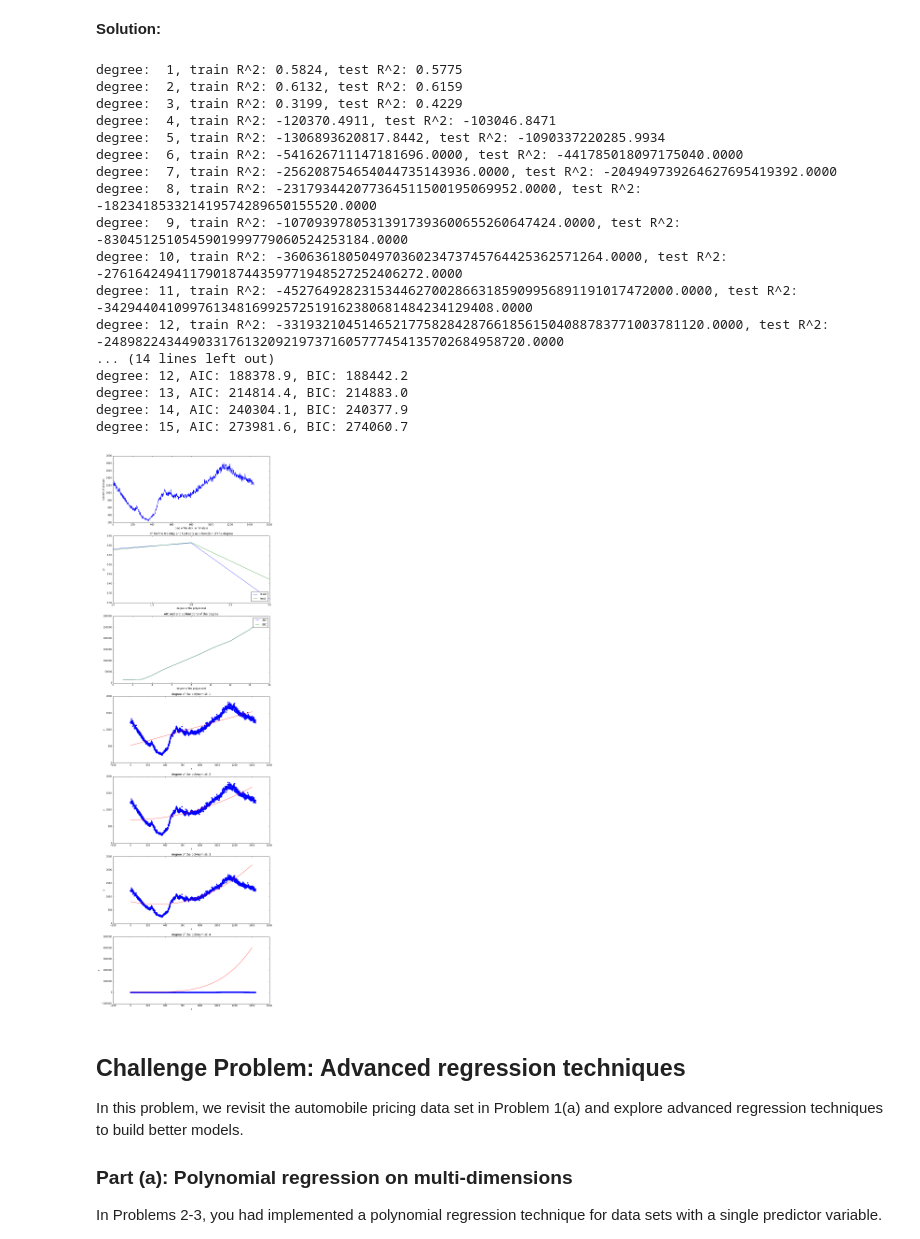
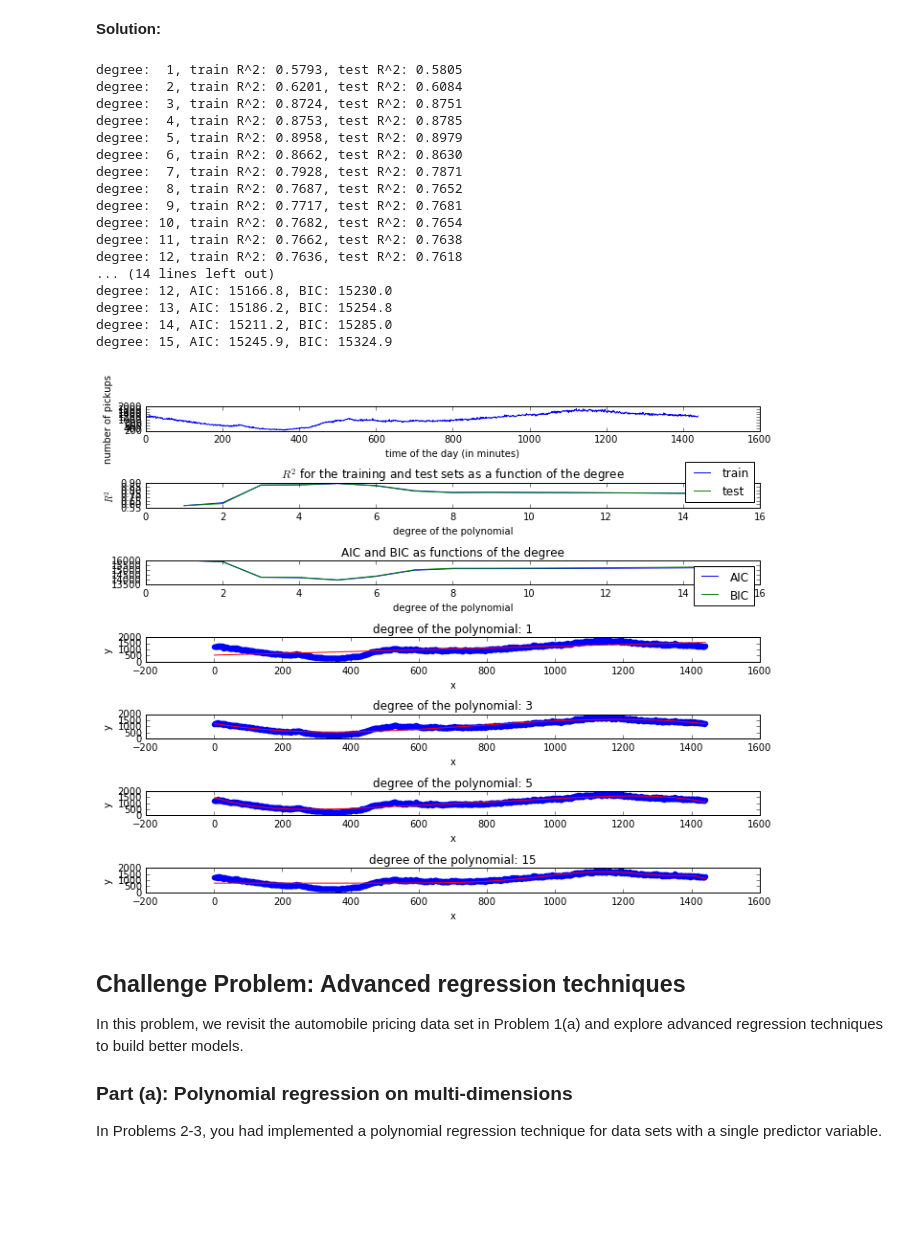
Before and after one commit to colbyZ/test1, a Jupyter notebook: hw/hw3/Zambalayev_Timur_CSCI_E_109a_HW3.ipynb, the cells around one changed output. Saved outputs shown, nothing was run; the diff lists cells and outputs as text; code cells hidden in the pictures; blank space fills up the shorter version.

Commit message:
figsize

```diff
--- a/hw/hw3/Zambalayev_Timur_CSCI_E_109a_HW3.ipynb
+++ b/hw/hw3/Zambalayev_Timur_CSCI_E_109a_HW3.ipynb
@@ -462,10 +462,10 @@ def plot_r_sq(ax, x_train, x_test, y_train, y_test):
         r_sq_train, _ = evaluate_polynomial_regression_fit(coefs, intercept, x_train, y_train, degree)
         r_sq_test, _ = evaluate_polynomial_regression_fit(coefs, intercept, x_test, y_test, degree)
         print 'degree: %2d, train R^2: %.4f, test R^2: %.4f' % (degree, r_sq_train, r_sq_test)
-        if abs(r_sq_train) <= 1.0 and abs(r_sq_test) <= 1.0:
-            r_sq_train_list.append(r_sq_train)
-            r_sq_test_list.append(r_sq_test)
-            plot_degrees.append(degree)
+
+        r_sq_train_list.append(r_sq_train)
+        r_sq_test_list.append(r_sq_test)
+        plot_degrees.append(degree)
 
     ax.plot(plot_degrees, r_sq_train_list, label='train')
     ax.plot(plot_degrees, r_sq_test_list, label='test')
@@ -605,14 +605,10 @@ from collections import Counter
 from sklearn.cross_validation import train_test_split
 
 
-def taxicab_density_estimation():
-    np.random.seed(1090)
-
-    # nrows = 100 * 1000
-    nrows = None
-
+def get_counter_data(nrows=None):
     df = pd.read_csv('green_tripdata_2015-01.csv', header=0, index_col=False, usecols=['lpep_pickup_datetime'],
                      parse_dates=['lpep_pickup_datetime'], nrows=nrows)
+
     day_minute_list = []
     for index, row in df.iterrows():
         datetime = row[0]
@@ -624,56 +620,64 @@ def taxicab_density_estimation():
     counter = Counter(day_minute_list)
     xs, ys = zip(*counter.items())
 
-    degrees = [1, 2, 3, 4]
+    return np.array(xs, dtype=float), np.array(ys, dtype=float)
+
+
+def taxicab_density_estimation(xs, ys):
+    np.random.seed(1090)
+
+    degrees = [1, 3, 5, 15]
     len_degrees = len(degrees)
     num_axes = 3 + len_degrees
-    _, axes = plt.subplots(num_axes, 1, figsize=(12, 6 * num_axes))
+    _, axes = plt.subplots(num_axes, 1, figsize=(10, 8))
 
     ax0 = axes[0]
     ax0.plot(xs, ys)
     ax0.set_xlabel('time of the day (in minutes)')
     ax0.set_ylabel('number of pickups')
 
     x_train, x_test, y_train, y_test = train_test_split(xs, ys, train_size=0.7)
 
-    plot_r_sq(axes[1], x_test, x_train, y_test, y_train)
+    plot_r_sq(axes[1], x_train, x_test, y_train, y_test)
     plot_aic_and_bic(axes[2], xs, ys)
 
-    lin_xs = np.linspace(1, 1400)
+    lin_xs = np.linspace(1, 1440)
     for i, degree in enumerate(degrees):
         ax = axes[3 + i]
         coefs, intercept = polynomial_regression_fit(xs, ys, degree)
         ax.scatter(xs, ys, color='blue')
 
         ax.plot(lin_xs, polynomial_regression_predict(coefs, intercept, degree, lin_xs), color='red')
 
         ax.set_xlabel('x')
         ax.set_ylabel('y')
         ax.set_title('degree of the polynomial: %d' % degree)
 
+    plt.tight_layout()
     plt.show()
 
 
-taxicab_density_estimation()
+counter_xs, counter_ys = get_counter_data()
+taxicab_density_estimation(counter_xs, counter_ys)
 # %% [output]
-degree:  1, train R^2: 0.5824, test R^2: 0.5775
-degree:  2, train R^2: 0.6132, test R^2: 0.6159
-degree:  3, train R^2: 0.3199, test R^2: 0.4229
-degree:  4, train R^2: -120370.4911, test R^2: -103046.8471
-degree:  5, train R^2: -1306893620817.8442, test R^2: -1090337220285.9934
-degree:  6, train R^2: -541626711147181696.0000, test R^2: -441785018097175040.0000
-degree:  7, train R^2: -256208754654044735143936.0000, test R^2: -204949739264627695419392.0000
-degree:  8, train R^2: -231793442077364511500195069952.0000, test R^2: -182341853321419574289650155520.0000
-degree:  9, train R^2: -10709397805313917393600655260647424.0000, test R^2: -8304512510545901999779060524253184.0000
-degree: 10, train R^2: -36063618050497036023473745764425362571264.0000, test R^2: -27616424941179018744359771948527252406272.0000
-degree: 11, train R^2: -45276492823153446270028663185909956891191017472000.0000, test R^2: -34294404109976134816992572519162380681484234129408.0000
-degree: 12, train R^2: -331932104514652177582842876618561504088783771003781120.0000, test R^2: -248982243449033176132092197371605777454135702684958720.0000
+degree:  1, train R^2: 0.5793, test R^2: 0.5805
+degree:  2, train R^2: 0.6201, test R^2: 0.6084
+degree:  3, train R^2: 0.8724, test R^2: 0.8751
+degree:  4, train R^2: 0.8753, test R^2: 0.8785
+degree:  5, train R^2: 0.8958, test R^2: 0.8979
+degree:  6, train R^2: 0.8662, test R^2: 0.8630
+degree:  7, train R^2: 0.7928, test R^2: 0.7871
+degree:  8, train R^2: 0.7687, test R^2: 0.7652
+degree:  9, train R^2: 0.7717, test R^2: 0.7681
+degree: 10, train R^2: 0.7682, test R^2: 0.7654
+degree: 11, train R^2: 0.7662, test R^2: 0.7638
+degree: 12, train R^2: 0.7636, test R^2: 0.7618
 ... (14 lines left out)
-degree: 12, AIC: 188378.9, BIC: 188442.2
-degree: 13, AIC: 214814.4, BIC: 214883.0
-degree: 14, AIC: 240304.1, BIC: 240377.9
-degree: 15, AIC: 273981.6, BIC: 274060.7
+degree: 12, AIC: 15166.8, BIC: 15230.0
+degree: 13, AIC: 15186.2, BIC: 15254.8
+degree: 14, AIC: 15211.2, BIC: 15285.0
+degree: 15, AIC: 15245.9, BIC: 15324.9
-[figure, old version]
+[figure, new version]
 # %% [markdown]
 ## Challenge Problem: Advanced regression techniques
 In this problem, we revisit the automobile pricing data set in Problem 1(a) and explore advanced regression techniques to build better models.
```
Also changed, not shown: 1 other file.
